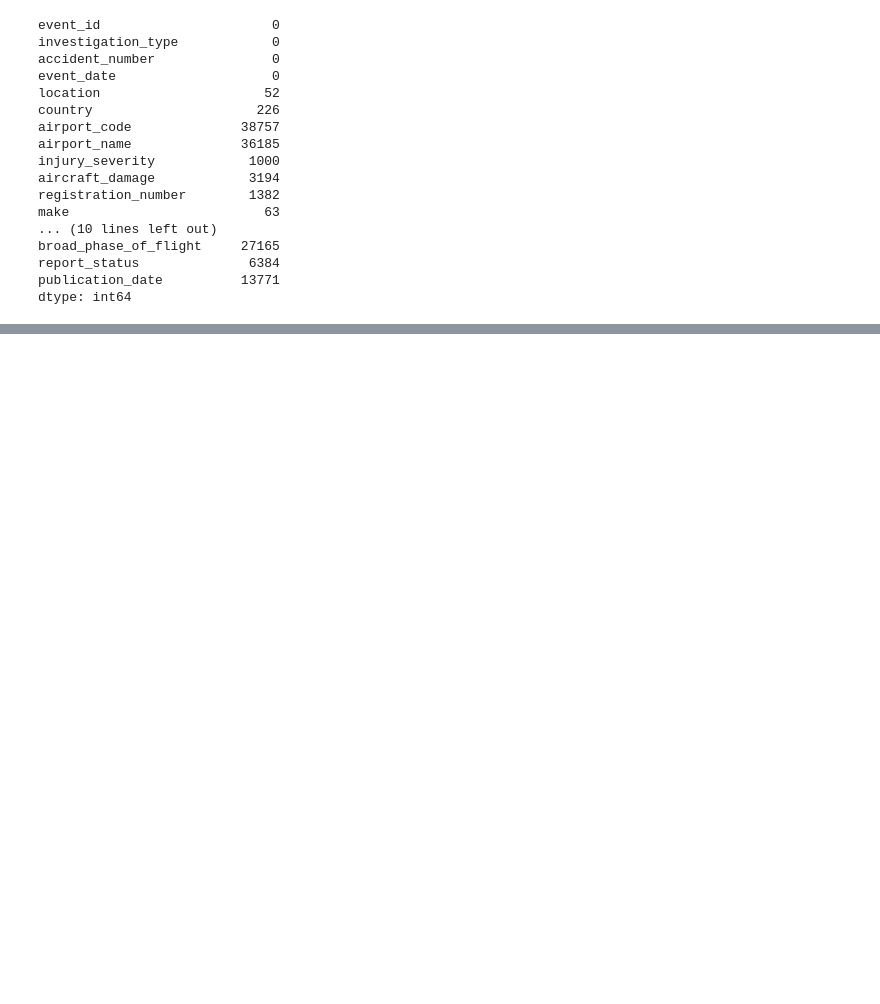
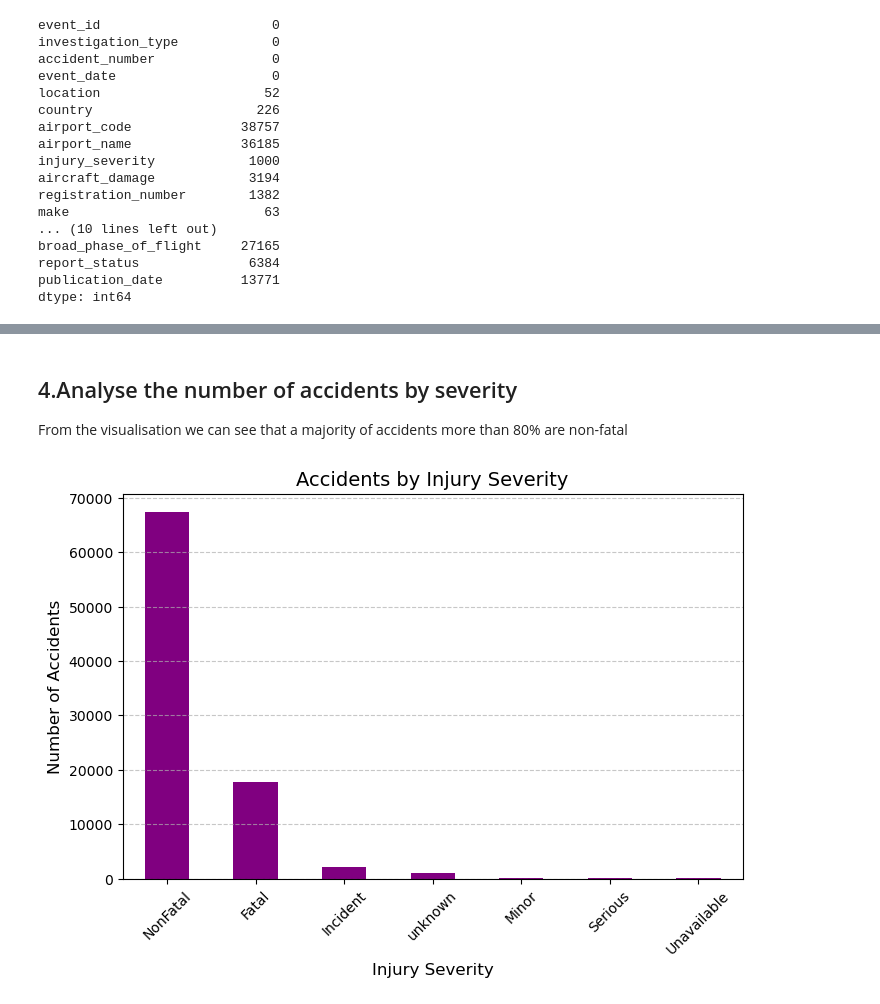
Before and after one commit to idreamofunicorns/Flight-Data-Analytics, a Jupyter notebook: Flight-Data-Analytics-Notebook.ipynb, the cells around one changed output, grey strips where cells are left out. Saved outputs shown, nothing was run; the diff lists cells and outputs as text; code cells hidden in the pictures; blank space fills up the shorter version.

```diff
--- a/Flight-Data-Analytics-Notebook.ipynb
+++ b/Flight-Data-Analytics-Notebook.ipynb
@@ -298,0 +328,20 @@ dtype: int64
+# %% [markdown]
+## 4.Analyse the number of accidents by severity
+
+From the visualisation we can see that a majority of accidents more than 80% are non-fatal
+# %%
+df["injury_severity"]=df["injury_severity"].str.replace("[^a-zA-Z]","",regex=True)
+# Count accidents by injury severity
+injury_severity_counts = df['injury_severity'].value_counts()
+
+# Visualize injury severity distribution
+plt.figure(figsize=(8, 5))
+injury_severity_counts.plot(kind='bar', color='purple')
+plt.title('Accidents by Injury Severity', fontsize=14)
+plt.xlabel('Injury Severity', fontsize=12)
+plt.ylabel('Number of Accidents', fontsize=12)
+plt.xticks(rotation=45)
+plt.grid(axis='y', linestyle='--', alpha=0.7)
+plt.show()
+# %% [output]
+[figure, added]
```
Also changed, not shown: parts of 13 cells of this notebook.
